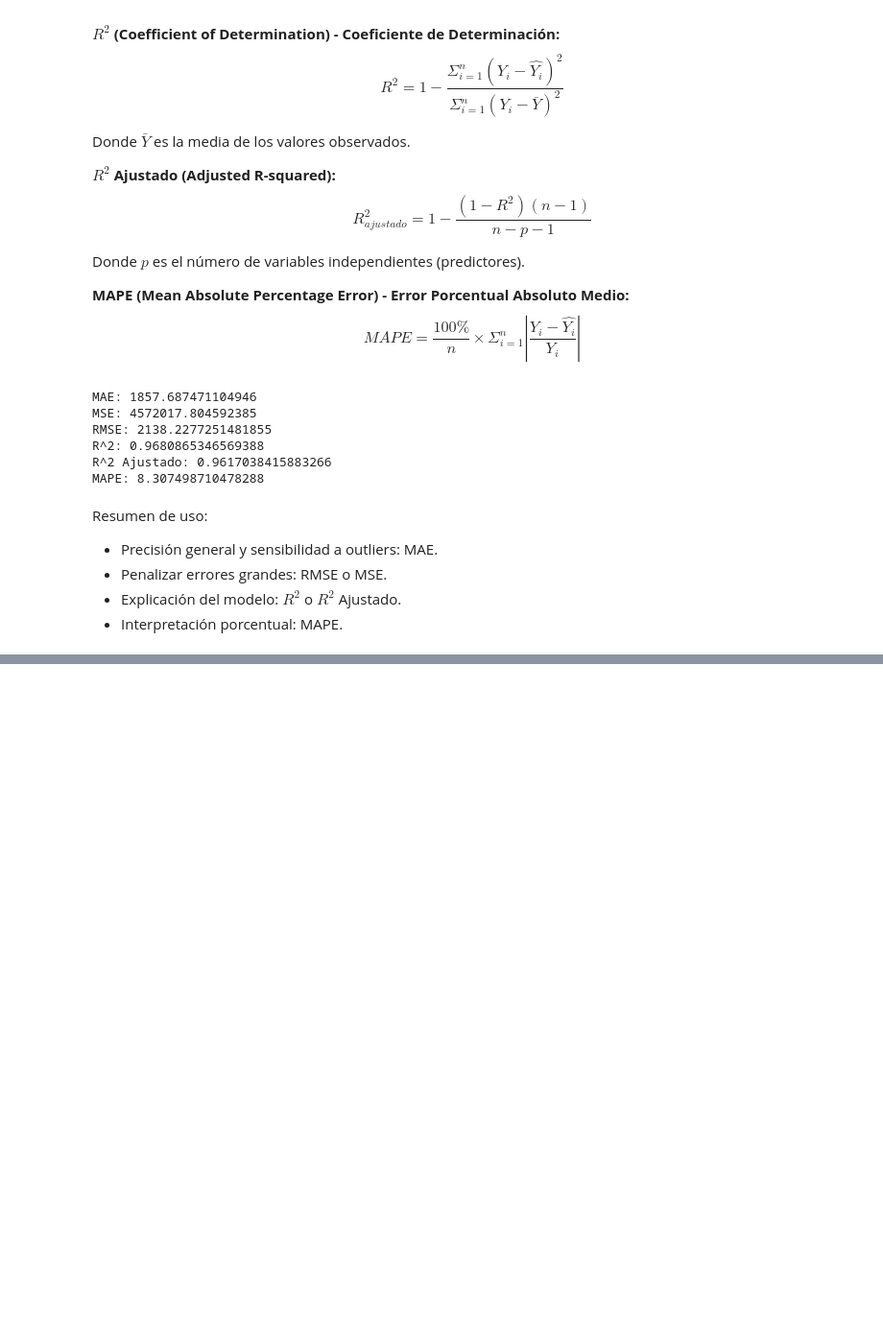
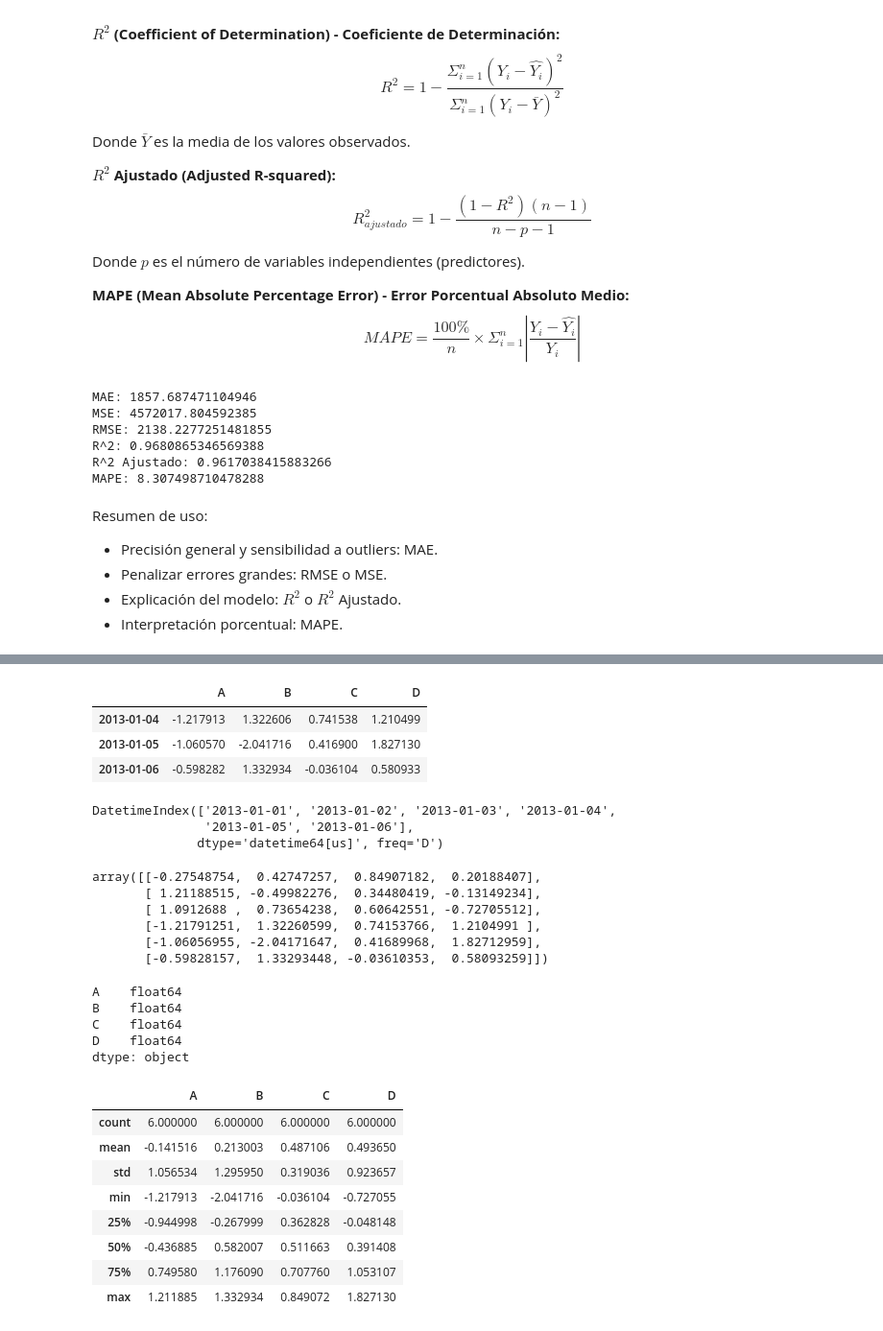
Before and after one commit to DannyGil0/mineria-de-datos-jupyter-notebook, a Jupyter notebook: Minereria_de_Datos.ipynb, the cells around one changed output, grey strips where cells are left out. Shown at 96% size. Cells and saved outputs as stored; diff of their text form; code cells hidden in the pictures; blank space fills up the shorter version.

```diff
--- a/Minereria_de_Datos.ipynb
+++ b/Minereria_de_Datos.ipynb
@@ -639,0 +660,7 @@ Resumen de uso:
+# %%
+# devuelve el rango de puntos de tiempo
+dates = pd.date_range(
+    "20130101", #  Es la fecha de inicio (1 de enero de 2013).
+    periods=6 # Indica que quieres generar exactamente 6 puntos de tiempo
+)
+dates
@@ -639,0 +671,4 @@ Resumen de uso:
+# %%
+"""Genera una matriz de 6 filas y 4 columnas con números aleatorios que siguen una distribución normal estándar"""
+df = pd.DataFrame(np.random.randn(6, 4), index=dates, columns=list("ABCD"))
+df
@@ -639,0 +721,45 @@ Resumen de uso:
+# %%
+df.tail(3)
+# %% [output]
+|  | A | B | C | D |
+| 2013-01-04 | -1.217913 | 1.322606 | 0.741538 | 1.210499 |
+| 2013-01-05 | -1.060570 | -2.041716 | 0.416900 | 1.827130 |
+| 2013-01-06 | -0.598282 | 1.332934 | -0.036104 | 0.580933 |
+# %%
+# Visualizar indices de Renglones de un DF
+df.index
+# %% [output]
+DatetimeIndex(['2013-01-01', '2013-01-02', '2013-01-03', '2013-01-04',
+               '2013-01-05', '2013-01-06'],
+              dtype='datetime64[us]', freq='D')
+# %%
+df.to_numpy()
+# %% [output]
+array([[-0.27548754,  0.42747257,  0.84907182,  0.20188407],
+       [ 1.21188515, -0.49982276,  0.34480419, -0.13149234],
+       [ 1.0912688 ,  0.73654238,  0.60642551, -0.72705512],
+       [-1.21791251,  1.32260599,  0.74153766,  1.2104991 ],
+       [-1.06056955, -2.04171647,  0.41689968,  1.82712959],
+       [-0.59828157,  1.33293448, -0.03610353,  0.58093259]])
+# %%
+df.dtypes
+# %% [output]
+A    float64
+B    float64
+C    float64
+D    float64
+dtype: object
+# %%
+# Genera estadísticas descriptivas (tendencia central, dispersión y forma)
+# de la distribución de un dataset excluyendo valores NaN.
+df.describe()
+# %% [output]
+|  | A | B | C | D |
+| count | 6.000000 | 6.000000 | 6.000000 | 6.000000 |
+| mean | -0.141516 | 0.213003 | 0.487106 | 0.493650 |
+| std | 1.056534 | 1.295950 | 0.319036 | 0.923657 |
+| min | -1.217913 | -2.041716 | -0.036104 | -0.727055 |
+| 25% | -0.944998 | -0.267999 | 0.362828 | -0.048148 |
+| 50% | -0.436885 | 0.582007 | 0.511663 | 0.391408 |
+| 75% | 0.749580 | 1.176090 | 0.707760 | 1.053107 |
+| max | 1.211885 | 1.332934 | 0.849072 | 1.827130 |
```
Also changed, not shown: parts of 19 cells of this notebook.
